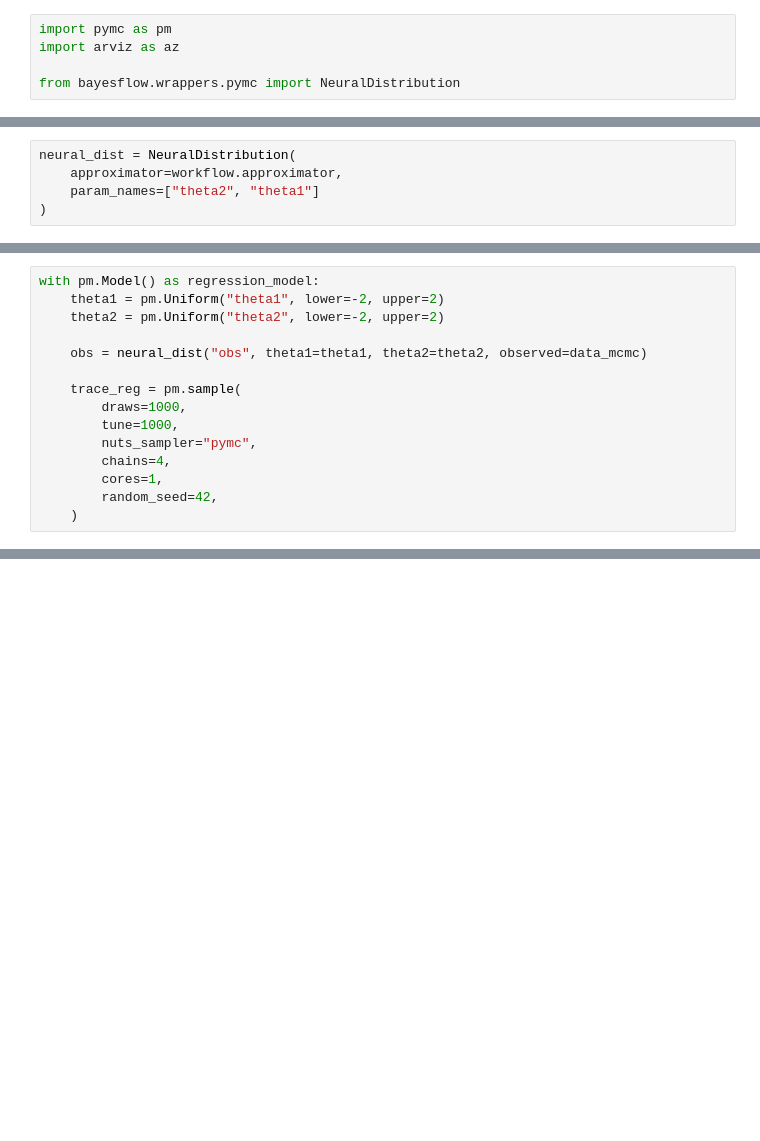
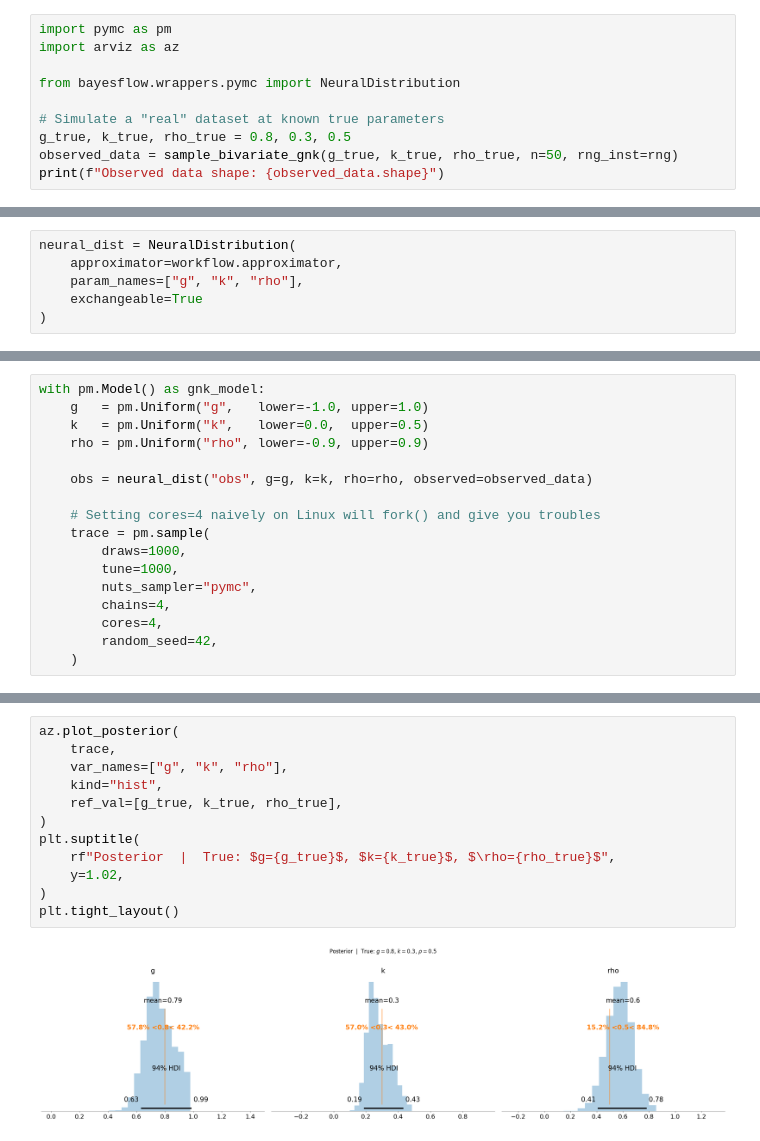
Before and after one commit to jerrymhuang/BayesFlow, a Jupyter notebook: examples/Likelihood_Estimation.ipynb, the cells around one changed output, grey strips where cells are left out. Saved outputs shown, nothing was run; the diff lists cells and outputs as text; blank space fills up the shorter version.

```diff
--- a/examples/Likelihood_Estimation.ipynb
+++ b/examples/Likelihood_Estimation.ipynb
@@ -215,3 +252,8 @@ import pymc as pm
 import arviz as az
 
 from bayesflow.wrappers.pymc import NeuralDistribution
+
+# Simulate a "real" dataset at known true parameters
+g_true, k_true, rho_true = 0.8, 0.3, 0.5
+observed_data = sample_bivariate_gnk(g_true, k_true, rho_true, n=50, rng_inst=rng)
+print(f"Observed data shape: {observed_data.shape}")
@@ -218,5 +262,6 @@ from bayesflow.wrappers.pymc import NeuralDistribution
 # %%
 neural_dist = NeuralDistribution(
     approximator=workflow.approximator,
-    param_names=["theta2", "theta1"]
+    param_names=["g", "k", "rho"],
+    exchangeable=True
 )
@@ -230,16 +268,18 @@ True cooredinates [ 1.04693329 -1.30936189]
 # %%
-with pm.Model() as regression_model:
-    theta1 = pm.Uniform("theta1", lower=-2, upper=2)
-    theta2 = pm.Uniform("theta2", lower=-2, upper=2)
+with pm.Model() as gnk_model:
+    g   = pm.Uniform("g",   lower=-1.0, upper=1.0)
+    k   = pm.Uniform("k",   lower=0.0,  upper=0.5)
+    rho = pm.Uniform("rho", lower=-0.9, upper=0.9)
 
-    obs = neural_dist("obs", theta1=theta1, theta2=theta2, observed=data_mcmc)
+    obs = neural_dist("obs", g=g, k=k, rho=rho, observed=observed_data)
 
-    trace_reg = pm.sample(
+    # Setting cores=4 naively on Linux will fork() and give you troubles
+    trace = pm.sample(
         draws=1000,
         tune=1000,
         nuts_sampler="pymc",
         chains=4,
-        cores=1,
+        cores=4,
         random_seed=42,
     )
 # %% [output]
@@ -266,0 +299,14 @@ plt.tight_layout()
+# %%
+az.plot_posterior(
+    trace,
+    var_names=["g", "k", "rho"],
+    kind="hist",
+    ref_val=[g_true, k_true, rho_true],
+)
+plt.suptitle(
+    rf"Posterior  |  True: $g={g_true}$, $k={k_true}$, $\rho={rho_true}$",
+    y=1.02,
+)
+plt.tight_layout()
+# %% [output]
+[figure, added]
```
Also changed, not shown: parts of 46 cells of this notebook.
